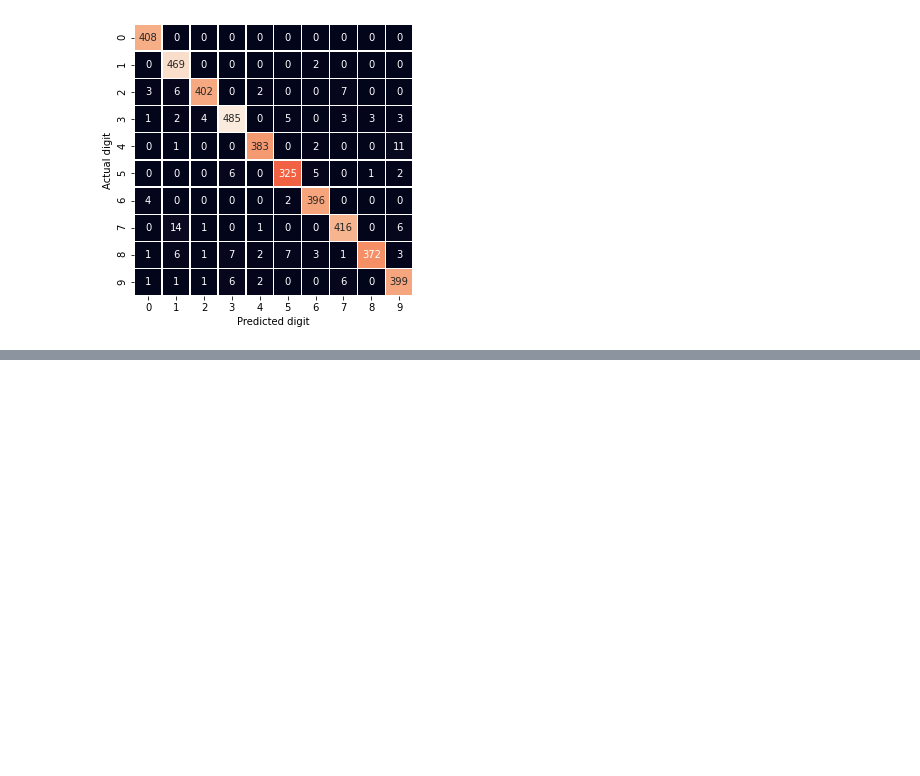
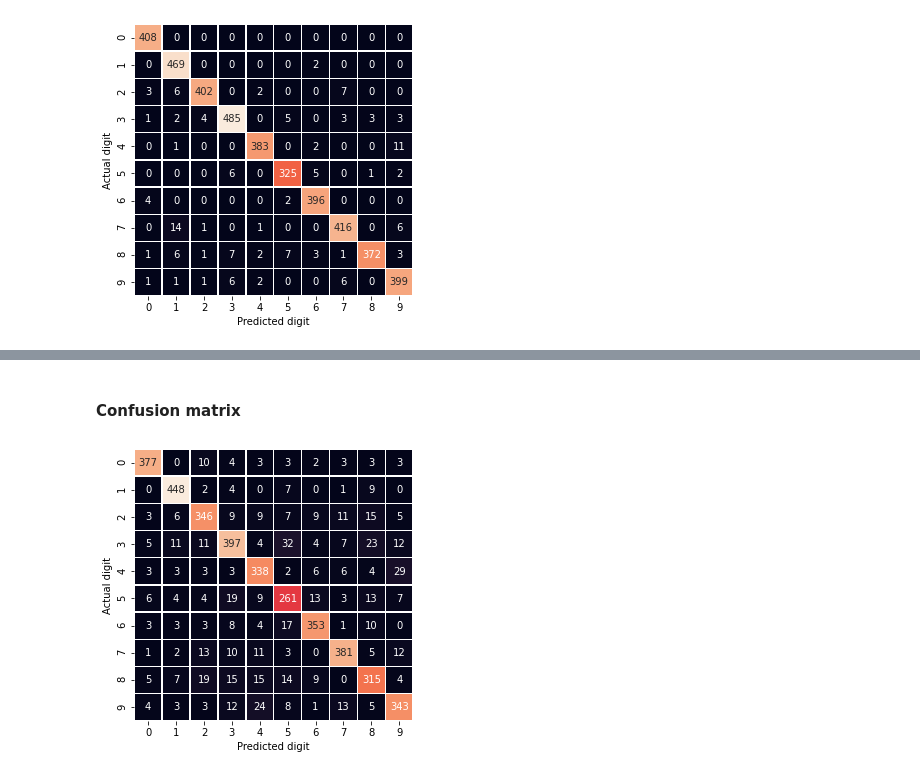
Before and after one commit to Lofaloa/digit-recognizer, a Jupyter notebook: 01.data_exploration.ipynb, the cells around one changed output, grey strips where cells are left out. Cells and saved outputs as stored; diff of their text form; code cells hidden in the pictures; blank space fills up the shorter version.

```diff
--- a/01.data_exploration.ipynb
+++ b/01.data_exploration.ipynb
@@ -301,0 +374,4 @@ plot_confusion_matrix(ytest, kneighbors_y_predictions)
+# %%
+decision_tree_model = DecisionTreeClassifier()
+decision_tree_model.fit(Xtrain, ytrain)
+decision_tree_y_predictions = decision_tree_model.predict(Xtest)
@@ -301,0 +399,6 @@ plot_confusion_matrix(ytest, kneighbors_y_predictions)
+# %% [markdown]
+#### Confusion matrix
+# %%
+plot_confusion_matrix(ytest, decision_tree_y_predictions)
+# %% [output]
+[figure, added]
```
Also changed, not shown: parts of 20 cells of this notebook.
